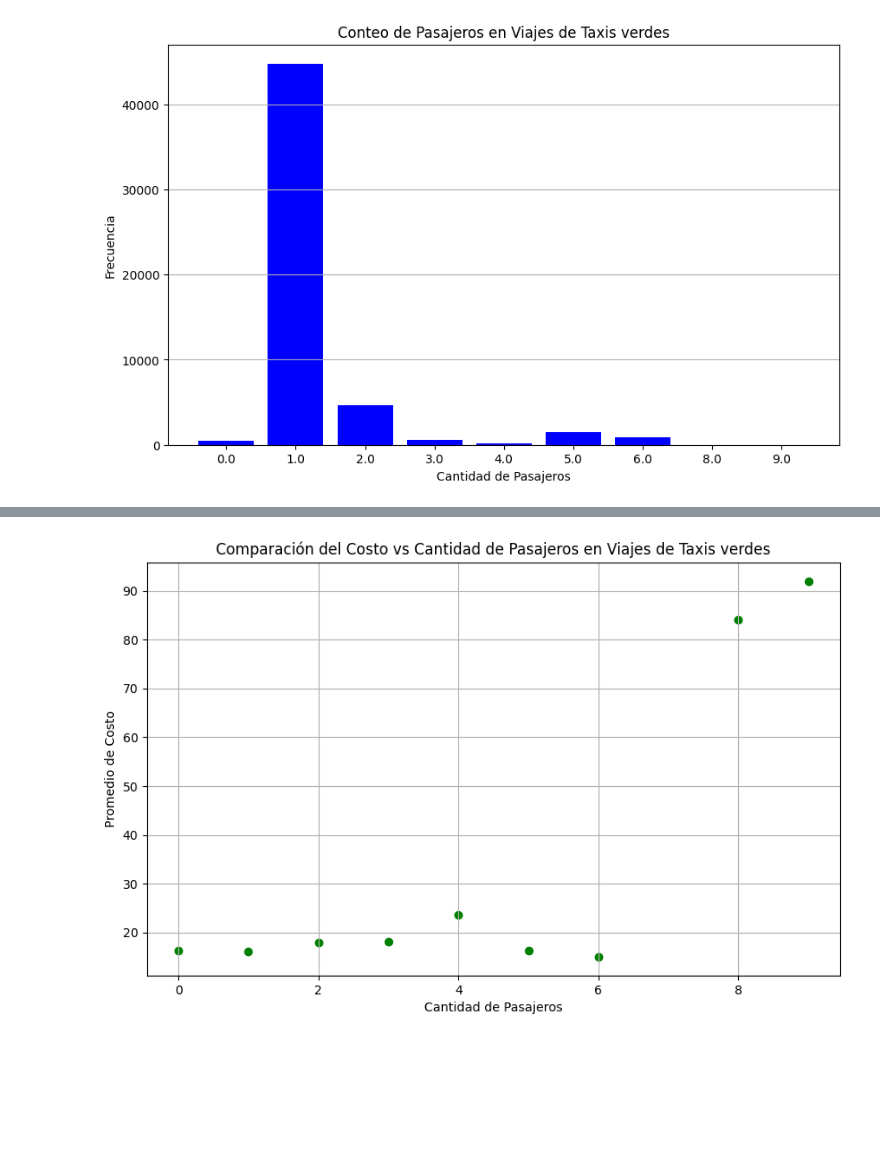
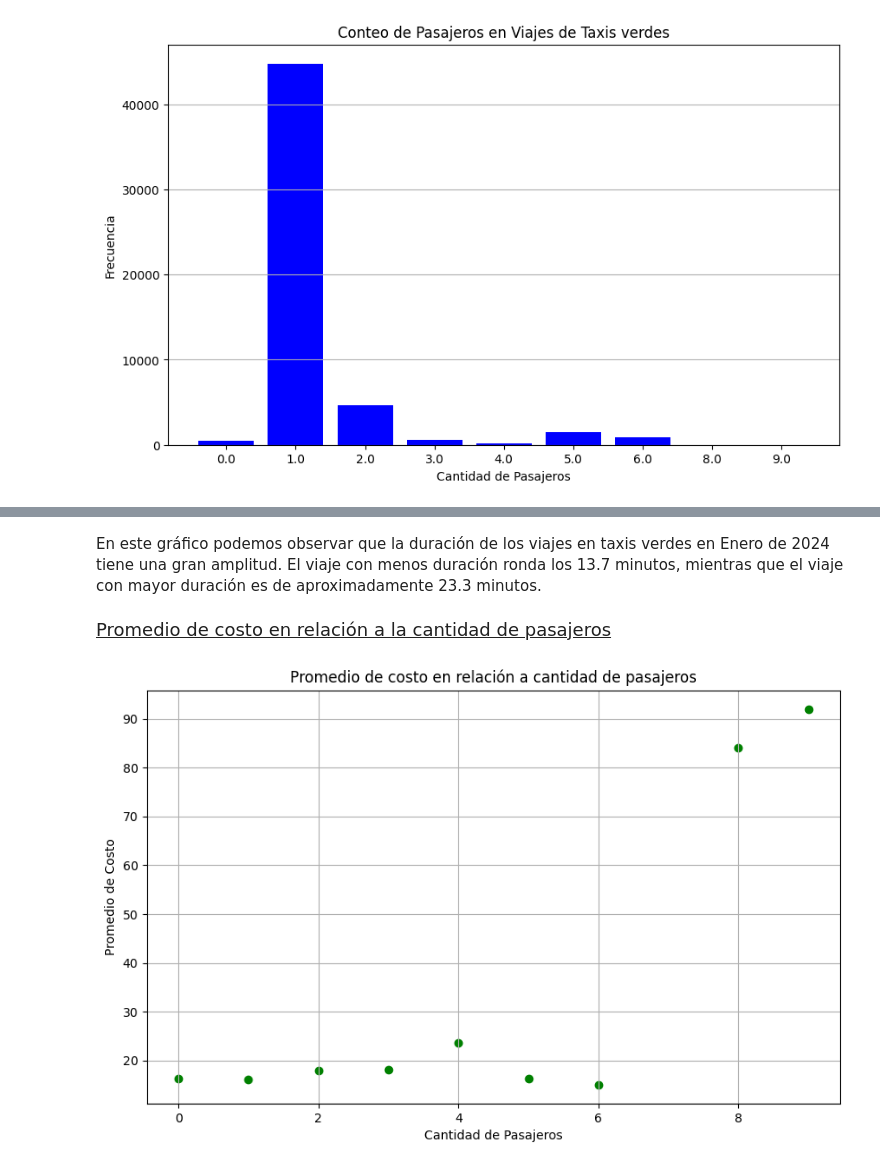
Before and after one commit to hansonvel96/PF_GROUP_03_NYC_TAXIS, a Jupyter notebook: EDA-taxis.ipynb, the cells around one changed output, grey strips where cells are left out. Saved outputs shown, nothing was run; the diff lists cells and outputs as text; code cells hidden in the pictures; blank space fills up the shorter version.

```diff
--- a/EDA-taxis.ipynb
+++ b/EDA-taxis.ipynb
@@ -434,17 +358,18 @@ See the caveats in the documentation: https://pandas.pydata.org/pandas-docs/stab
+# %% [markdown]
+<p style="font-size:15px;">En este gráfico podemos observar que la duración de los viajes en taxis verdes en Enero de 2024 tiene una gran amplitud. El viaje con menos duración ronda los 13.7 minutos, mientras que el viaje con mayor duración es de aproximadamente 23.3 minutos.</p>
+# %% [markdown]
+<p style="font-size:18px;"><u>Promedio de costo en relación a la cantidad de pasajeros</u> </p>
 # %%
-# Filtrar los datos para incluir solo los viajes de taxis verdes
 df_green_taxi = df_taxis[df_taxis['taxi_type'] == 'green']
 
-# Calcular el promedio de costo y la cantidad de pasajeros por viaje
 promedio_costo_pasajeros = df_green_taxi.groupby('passenger_count')['fare_amount'].mean().reset_index()
 
-# Graficar la comparación del costo vs la cantidad de pasajeros
 plt.figure(figsize=(10, 6))
 plt.scatter(promedio_costo_pasajeros['passenger_count'], promedio_costo_pasajeros['fare_amount'], color='green')
 plt.xlabel('Cantidad de Pasajeros')
 plt.ylabel('Promedio de Costo')
-plt.title('Comparación del Costo vs Cantidad de Pasajeros en Viajes de Taxis verdes')
+plt.title('Promedio de costo en relación a cantidad de pasajeros')
 plt.grid(True)
 plt.show()
 # %% [output]
-[figure, old version]
+[figure, new version]
```
Also changed, not shown: parts of 83 cells of this notebook, 4 other files.
